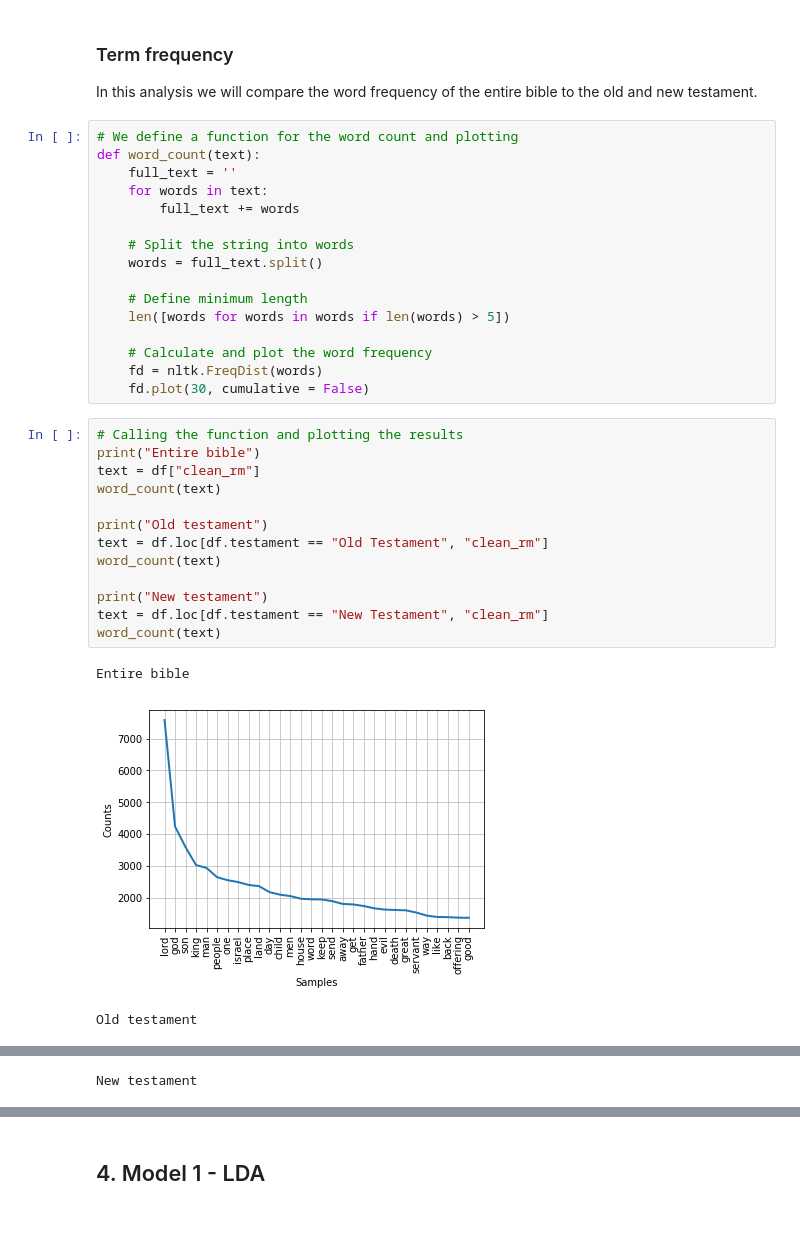
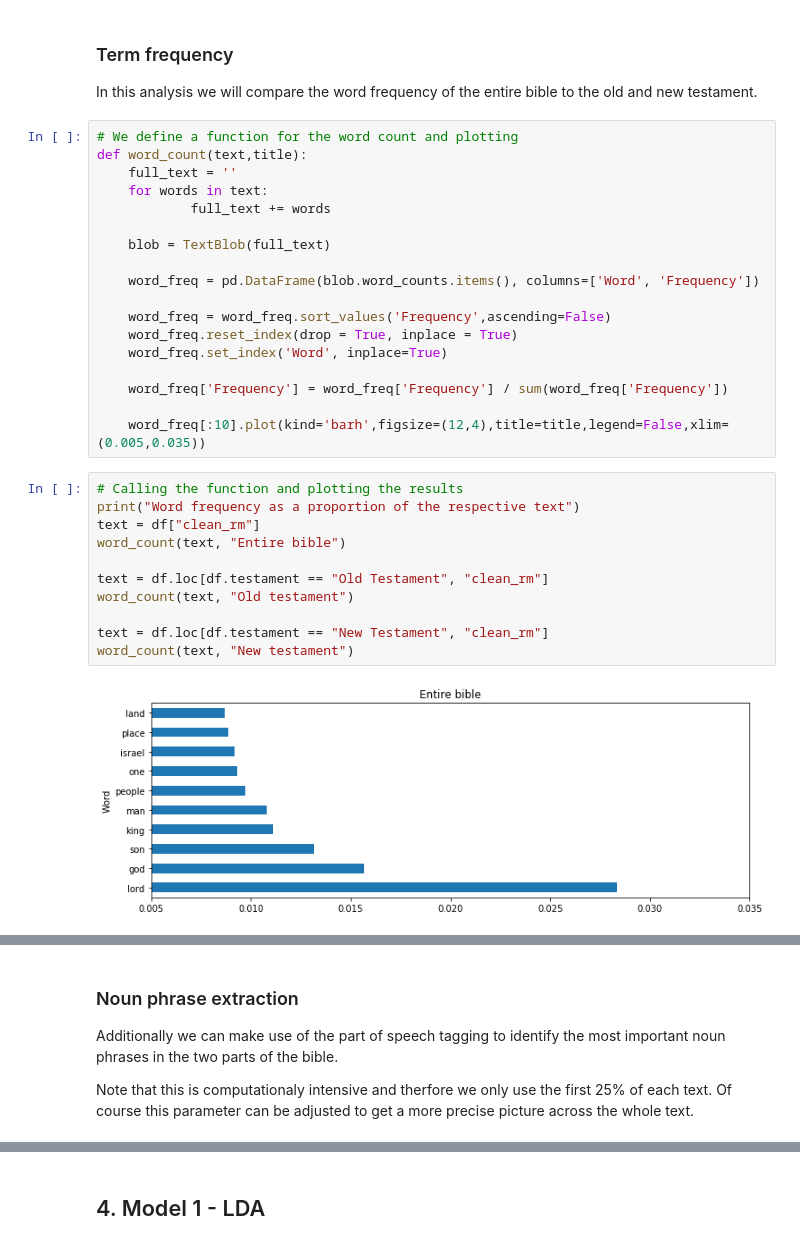
Before and after one commit to Amglex/Machine-Learning-for-textual-data, a Jupyter notebook: ML_Project.ipynb, the cells around one changed output, grey strips where cells are left out. Saved outputs shown, nothing was run; the diff lists cells and outputs as text.

Commit message:
Added more plots

```diff
--- a/ML_Project.ipynb
+++ b/ML_Project.ipynb
@@ -347,36 +401,34 @@ New Testament
 # %% [markdown]
 ### Term frequency
 In this analysis we will compare the word frequency of the entire bible to the old and new testament.
-# %%
-# We define a function for the word count and plotting
-def word_count(text):
-    full_text = ''
-    for words in text:
-        full_text += words
-
-    # Split the string into words
-    words = full_text.split()
-
-    # Define minimum length
-    len([words for words in words if len(words) > 5])
-
-    # Calculate and plot the word frequency
-    fd = nltk.FreqDist(words)
-    fd.plot(30, cumulative = False)
+# %%
+# We define a function for the word count and plotting
+def word_count(text,title):
+    full_text = ''
+    for words in text:
+            full_text += words
+
+    blob = TextBlob(full_text)
+
+    word_freq = pd.DataFrame(blob.word_counts.items(), columns=['Word', 'Frequency'])
+
+    word_freq = word_freq.sort_values('Frequency',ascending=False)
+    word_freq.reset_index(drop = True, inplace = True)
+    word_freq.set_index('Word', inplace=True)
+
+    word_freq['Frequency'] = word_freq['Frequency'] / sum(word_freq['Frequency'])
+
+    word_freq[:10].plot(kind='barh',figsize=(12,4),title=title,legend=False,xlim=(0.005,0.035))
 # %%
 # Calling the function and plotting the results
-print("Entire bible")
+print("Word frequency as a proportion of the respective text")
 text = df["clean_rm"]
-word_count(text)
+word_count(text, "Entire bible")
 
-print("Old testament")
 text = df.loc[df.testament == "Old Testament", "clean_rm"]
-word_count(text)
+word_count(text, "Old testament")
 
-print("New testament")
 text = df.loc[df.testament == "New Testament", "clean_rm"]
-word_count(text)
+word_count(text, "New testament")
 # %% [output]
-Entire bible
-[figure, old version]
+[figure, new version]
-Old testament
@@ -384 +435,0 @@ Old testament
-New testament
@@ -385,0 +437,5 @@ New testament
+# %% [markdown]
+### Noun phrase extraction
+Additionally we can make use of the part of speech tagging to identify the most important noun phrases in the two parts of the bible.
+
+Note that this is computationaly intensive and therfore we only use the first 25% of each text. Of course this parameter can be adjusted to get a more precise picture across the whole text.
```
Also changed, not shown: parts of 31 cells of this notebook.
